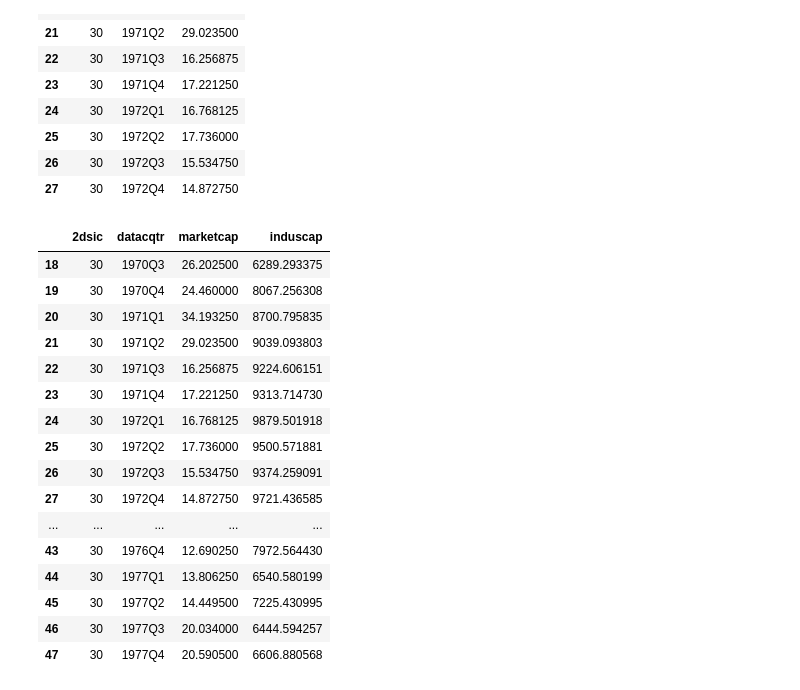
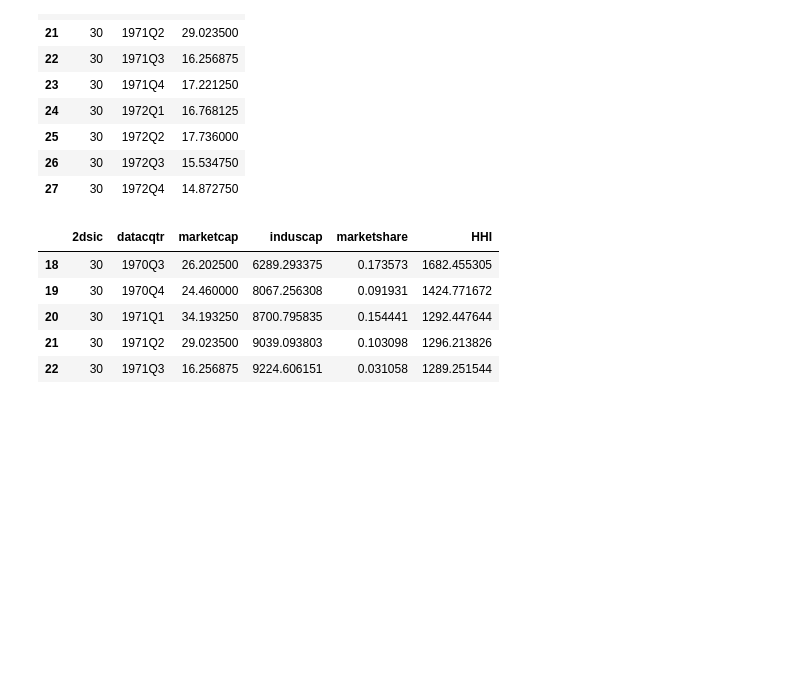
Before and after one commit to yanhaopku/baruch-mfe-python-summer, a Jupyter notebook: HW4.ipynb, the cells around one changed output. Cells and saved outputs as stored; diff of their text form; code cells hidden in the pictures; blank space fills up the shorter version.

```diff
--- a/HW4.ipynb
+++ b/HW4.ipynb
@@ -190,23 +170,16 @@ df_HHI.head(10)
 # %%
 # compute the industry market cap for every datacqtr
 df_HHI["induscap"] = df_HHI.groupby(["2dsic","datacqtr"])["marketcap"].transform('sum')
+# compute the squared market share
+df_HHI["marketshare"] = (df_HHI['marketcap'] / df_HHI["induscap"] * 100) ** 2
+# sum over
+df_HHI["HHI"] = df_HHI.groupby(["2dsic","datacqtr"])["marketshare"].transform('sum')
 # %%
-df_HHI.head(30)
+df_HHI.head()
 # %% [output]
-|  | 2dsic | datacqtr | marketcap | induscap |
-| 18 | 30 | 1970Q3 | 26.202500 | 6289.293375 |
-| 19 | 30 | 1970Q4 | 24.460000 | 8067.256308 |
-| 20 | 30 | 1971Q1 | 34.193250 | 8700.795835 |
-| 21 | 30 | 1971Q2 | 29.023500 | 9039.093803 |
-| 22 | 30 | 1971Q3 | 16.256875 | 9224.606151 |
-| 23 | 30 | 1971Q4 | 17.221250 | 9313.714730 |
-| 24 | 30 | 1972Q1 | 16.768125 | 9879.501918 |
-| 25 | 30 | 1972Q2 | 17.736000 | 9500.571881 |
-| 26 | 30 | 1972Q3 | 15.534750 | 9374.259091 |
-| 27 | 30 | 1972Q4 | 14.872750 | 9721.436585 |
-| ... | ... | ... | ... | ... |
-| 43 | 30 | 1976Q4 | 12.690250 | 7972.564430 |
-| 44 | 30 | 1977Q1 | 13.806250 | 6540.580199 |
-| 45 | 30 | 1977Q2 | 14.449500 | 7225.430995 |
-| 46 | 30 | 1977Q3 | 20.034000 | 6444.594257 |
-| 47 | 30 | 1977Q4 | 20.590500 | 6606.880568 |
+|  | 2dsic | datacqtr | marketcap | induscap | marketshare | HHI |
+| 18 | 30 | 1970Q3 | 26.202500 | 6289.293375 | 0.173573 | 1682.455305 |
+| 19 | 30 | 1970Q4 | 24.460000 | 8067.256308 | 0.091931 | 1424.771672 |
+| 20 | 30 | 1971Q1 | 34.193250 | 8700.795835 | 0.154441 | 1292.447644 |
+| 21 | 30 | 1971Q2 | 29.023500 | 9039.093803 | 0.103098 | 1296.213826 |
+| 22 | 30 | 1971Q3 | 16.256875 | 9224.606151 | 0.031058 | 1289.251544 |
```
Also changed, not shown: parts of 11 cells of this notebook.
